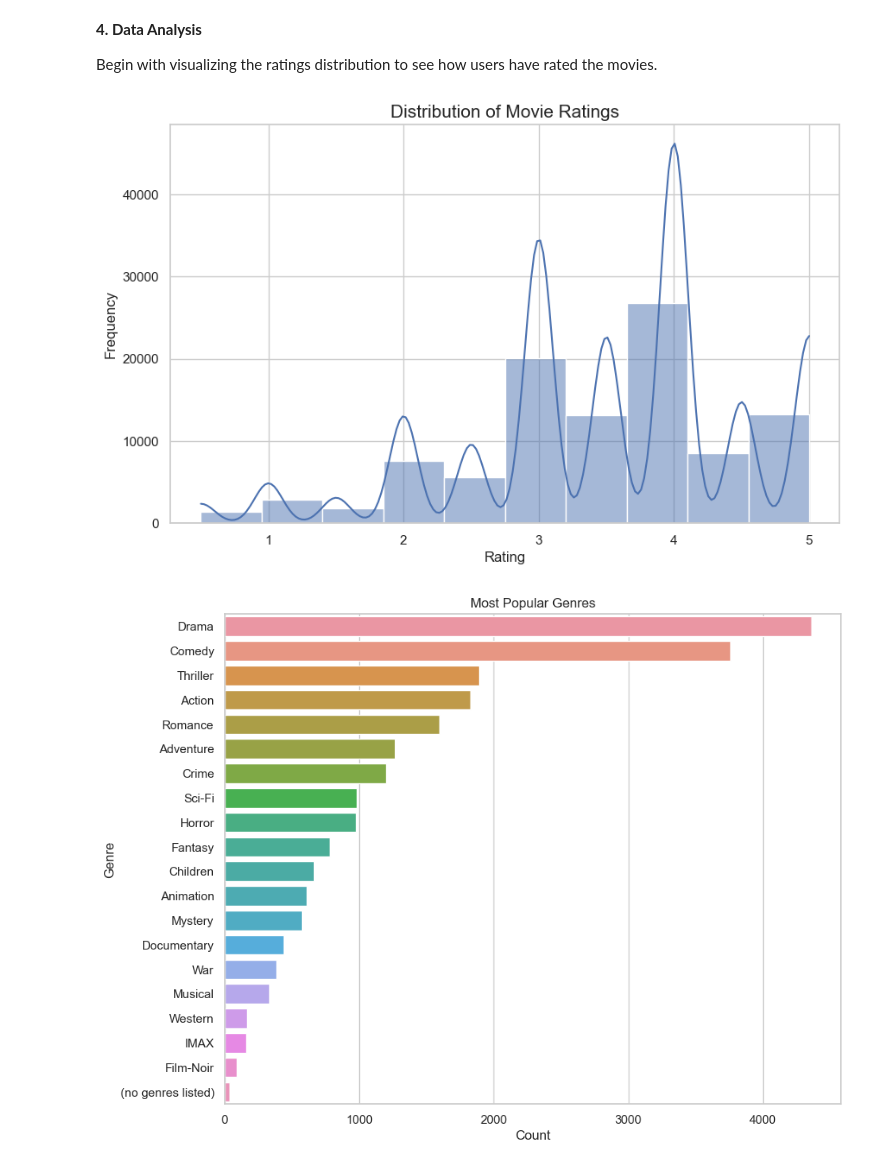
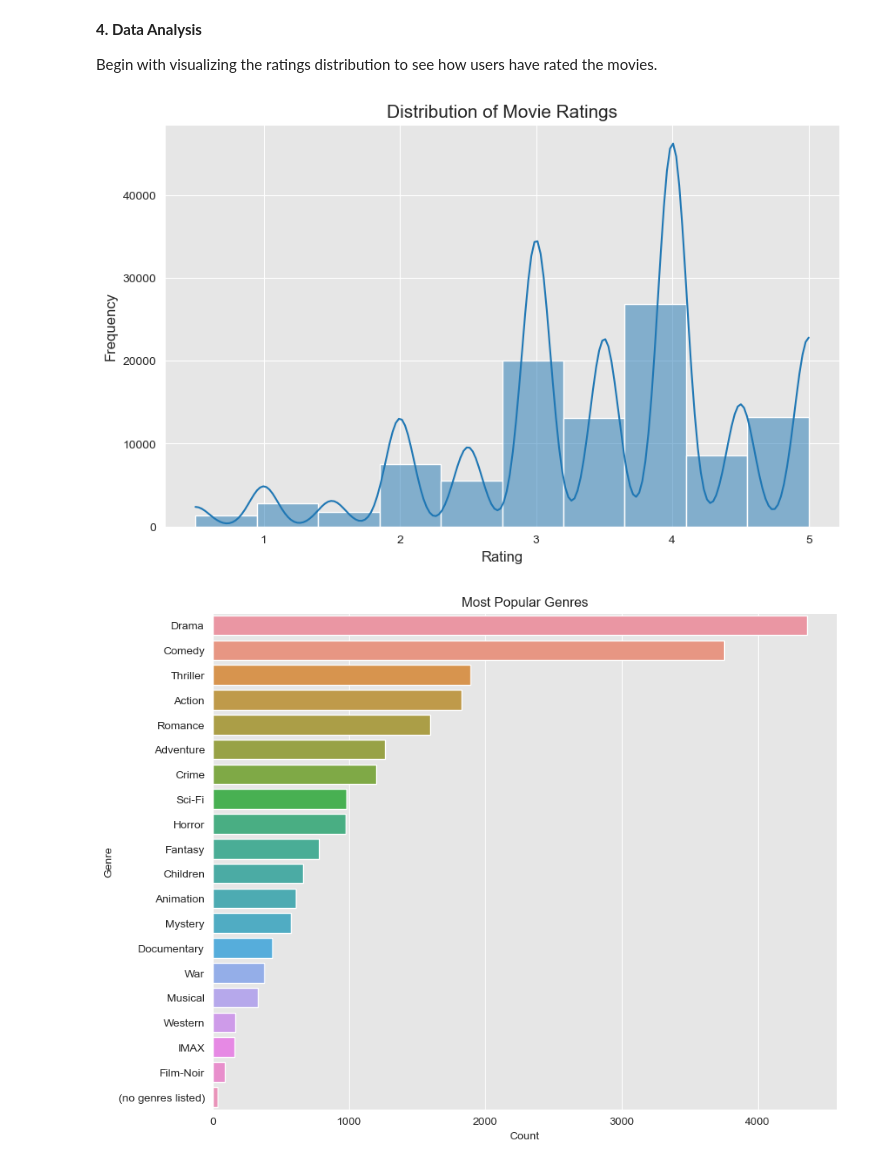
Before and after one commit to DavidGathimbaM/Movie_Recommendation_System, a Jupyter notebook: Index.ipynb, the cells around one changed output. Drawn from its saved outputs; the diff is of its cells as text; code cells hidden in the pictures.

Commit message:
complete data visualization

```diff
--- a/Index.ipynb
+++ b/Index.ipynb
@@ -227,19 +227,21 @@ Begin with visualizing the ratings distribution to see how users have rated the
 # %%
 import matplotlib.pyplot as plt
 import seaborn as sns
+import warnings
+warnings.simplefilter(action='ignore', category=FutureWarning)
 
 # Setting a style for the plots
-sns.set(style="whitegrid")
+sns.set_style('darkgrid', {'axes.facecolor':'0.9'})
 
 # Plotting the distribution of ratings
 plt.figure(figsize=(10,6))
 sns.histplot(ratings_df['rating'], bins=10, kde=True)
 plt.title('Distribution of Movie Ratings', fontsize=15)
 plt.xlabel('Rating', fontsize=12)
 plt.ylabel('Frequency', fontsize=12)
 plt.show()
 # %% [output]
-[figure, old version]
+[figure, new version]
 # %%
 genres = (movies_df['genres'])
 
@@ -251,4 +253,4 @@ plt.xlabel('Count')
 plt.ylabel('Genre')
 plt.show()
 # %% [output]
-[figure, old version]
+[figure, new version]
```
Also changed, not shown: parts of 5 cells of this notebook.
